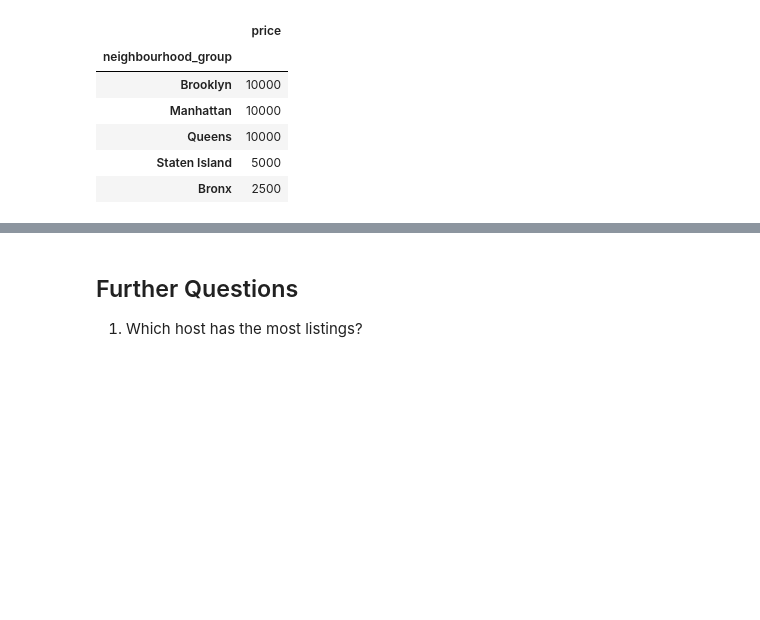
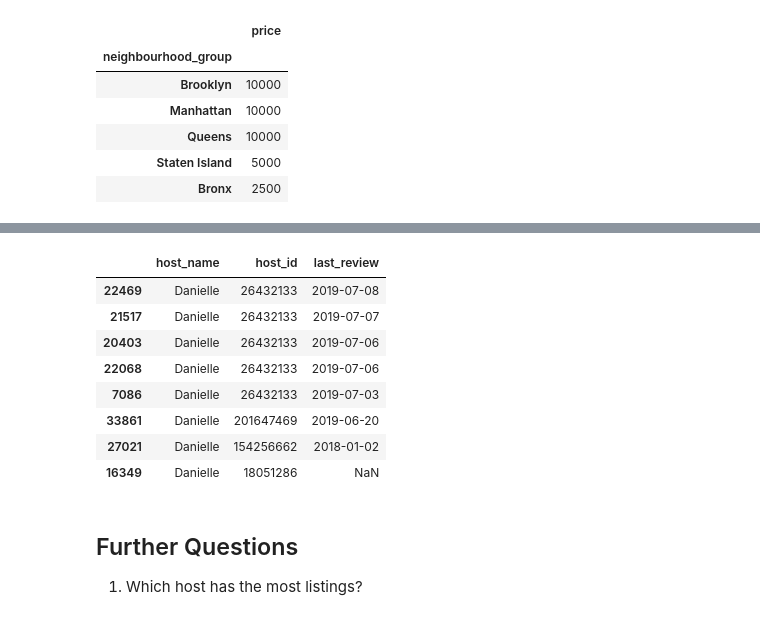
Before and after one commit to alebel94/Airbnb_Data_Project, a Jupyter notebook: AirBnB Case Study Project Jupyter notebook.ipynb, the cells around one changed output, grey strips where cells are left out. Saved outputs shown, nothing was run; the diff lists cells and outputs as text; code cells hidden in the pictures; blank space fills up the shorter version.

```diff
--- a/AirBnB Case Study Project Jupyter notebook.ipynb
+++ b/AirBnB Case Study Project Jupyter notebook.ipynb
@@ -114,3 +198,20 @@ max_price_neigh
+# %%
+# When did Danielle from Queens last receive a review?
+
+danielle_review = air_bnb[air_bnb['host_name']=='Danielle']
+danielle_review_queens = danielle_review[danielle_review['neighbourhood_group']=='Queens'].sort_values(by=['last_review'],ascending=False)
+danielle_review_queens[['host_name','host_id','last_review']]
+# There are multiple Danielle's from Queens, but the lastest review was on 2019-07-08
+# %% [output]
+|  | host_name | host_id | last_review |
+| 22469 | Danielle | 26432133 | 2019-07-08 |
+| 21517 | Danielle | 26432133 | 2019-07-07 |
+| 20403 | Danielle | 26432133 | 2019-07-06 |
+| 22068 | Danielle | 26432133 | 2019-07-06 |
+| 7086 | Danielle | 26432133 | 2019-07-03 |
+| 33861 | Danielle | 201647469 | 2019-06-20 |
+| 27021 | Danielle | 154256662 | 2018-01-02 |
+| 16349 | Danielle | 18051286 | NaN |
 # %% [markdown]
 ## Further Questions
 
```
Also changed, not shown: parts of 9 cells of this notebook.
